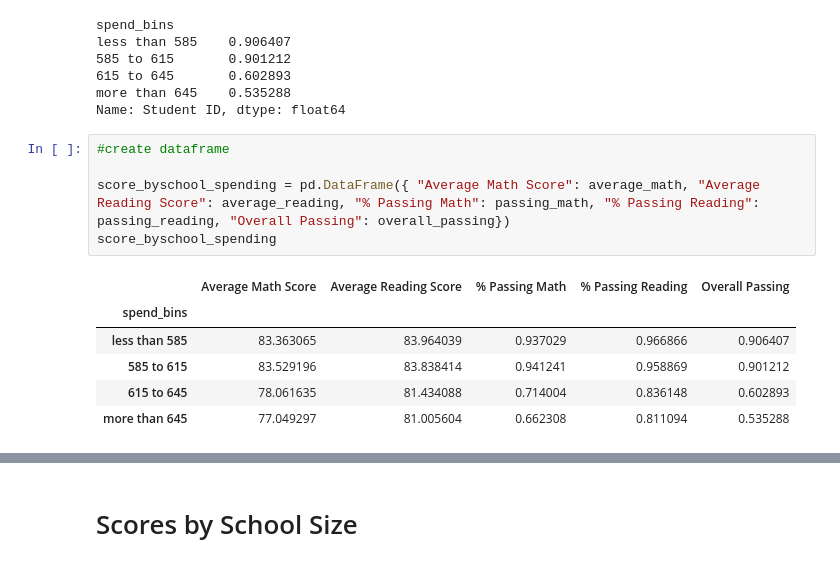
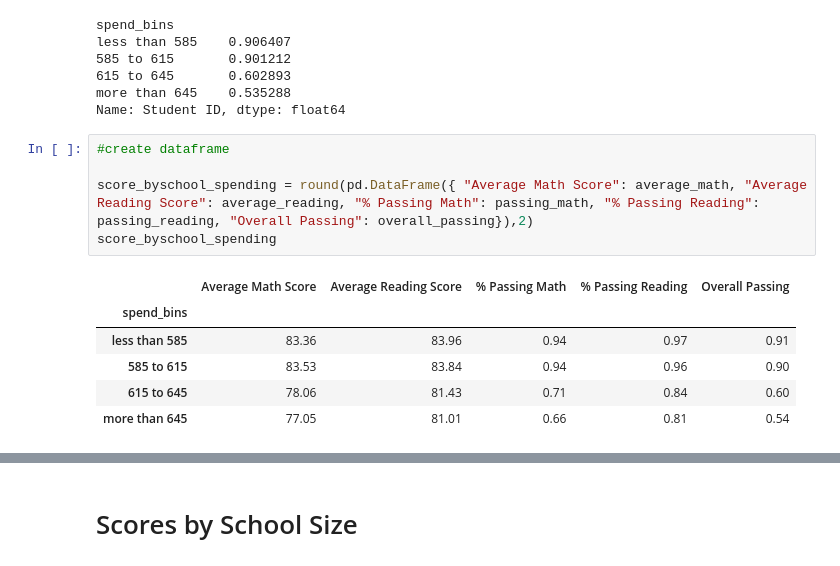
Before and after one commit to josiedeleon/Pandas--Challenge, a Jupyter notebook: PyCitySchools/PyCitySchools_ipynb.ipynb, the cells around one changed output, grey strips where cells are left out. Drawn from its saved outputs; the diff is of its cells as text.

Commit message:
add format updates to table for spending by school

```diff
--- a/PyCitySchools/PyCitySchools_ipynb.ipynb
+++ b/PyCitySchools/PyCitySchools_ipynb.ipynb
@@ -634,12 +634,12 @@ Name: Student ID, dtype: float64
 # %%
 #create dataframe
 
-score_byschool_spending = pd.DataFrame({ "Average Math Score": average_math, "Average Reading Score": average_reading, "% Passing Math": passing_math, "% Passing Reading": passing_reading, "Overall Passing": overall_passing})
+score_byschool_spending = round(pd.DataFrame({ "Average Math Score": average_math, "Average Reading Score": average_reading, "% Passing Math": passing_math, "% Passing Reading": passing_reading, "Overall Passing": overall_passing}),2)
 score_byschool_spending
 # %% [output]
 |  | Average Math Score | Average Reading Score | % Passing Math | % Passing Reading | Overall Passing |
 | spend_bins |  |  |  |  |  |
-| less than 585 | 83.363065 | 83.964039 | 0.937029 | 0.966866 | 0.906407 |
-| 585 to 615 | 83.529196 | 83.838414 | 0.941241 | 0.958869 | 0.901212 |
-| 615 to 645 | 78.061635 | 81.434088 | 0.714004 | 0.836148 | 0.602893 |
-| more than 645 | 77.049297 | 81.005604 | 0.662308 | 0.811094 | 0.535288 |
+| less than 585 | 83.36 | 83.96 | 0.94 | 0.97 | 0.91 |
+| 585 to 615 | 83.53 | 83.84 | 0.94 | 0.96 | 0.90 |
+| 615 to 645 | 78.06 | 81.43 | 0.71 | 0.84 | 0.60 |
+| more than 645 | 77.05 | 81.01 | 0.66 | 0.81 | 0.54 |
```
Also changed, not shown: parts of 1 cell of this notebook.
